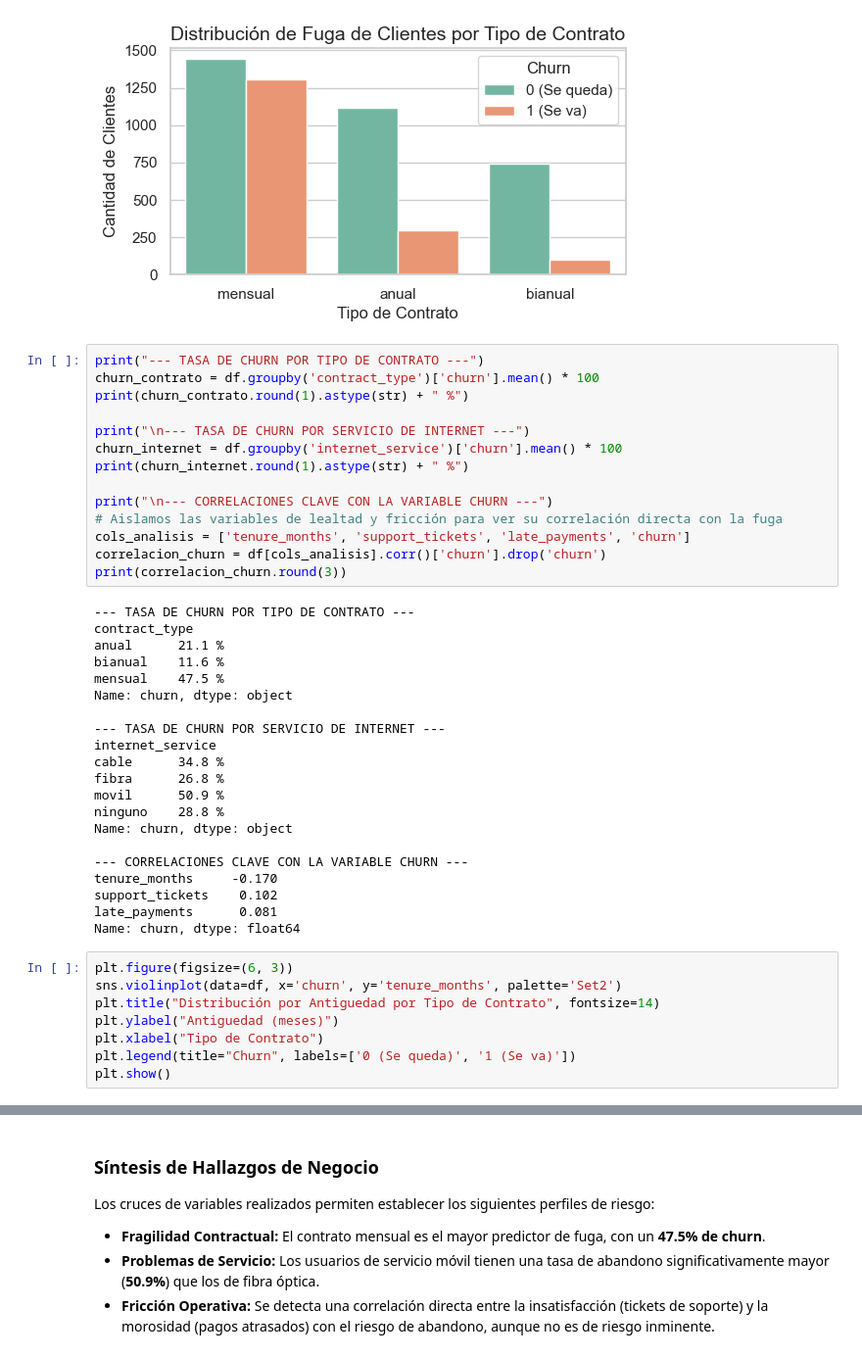
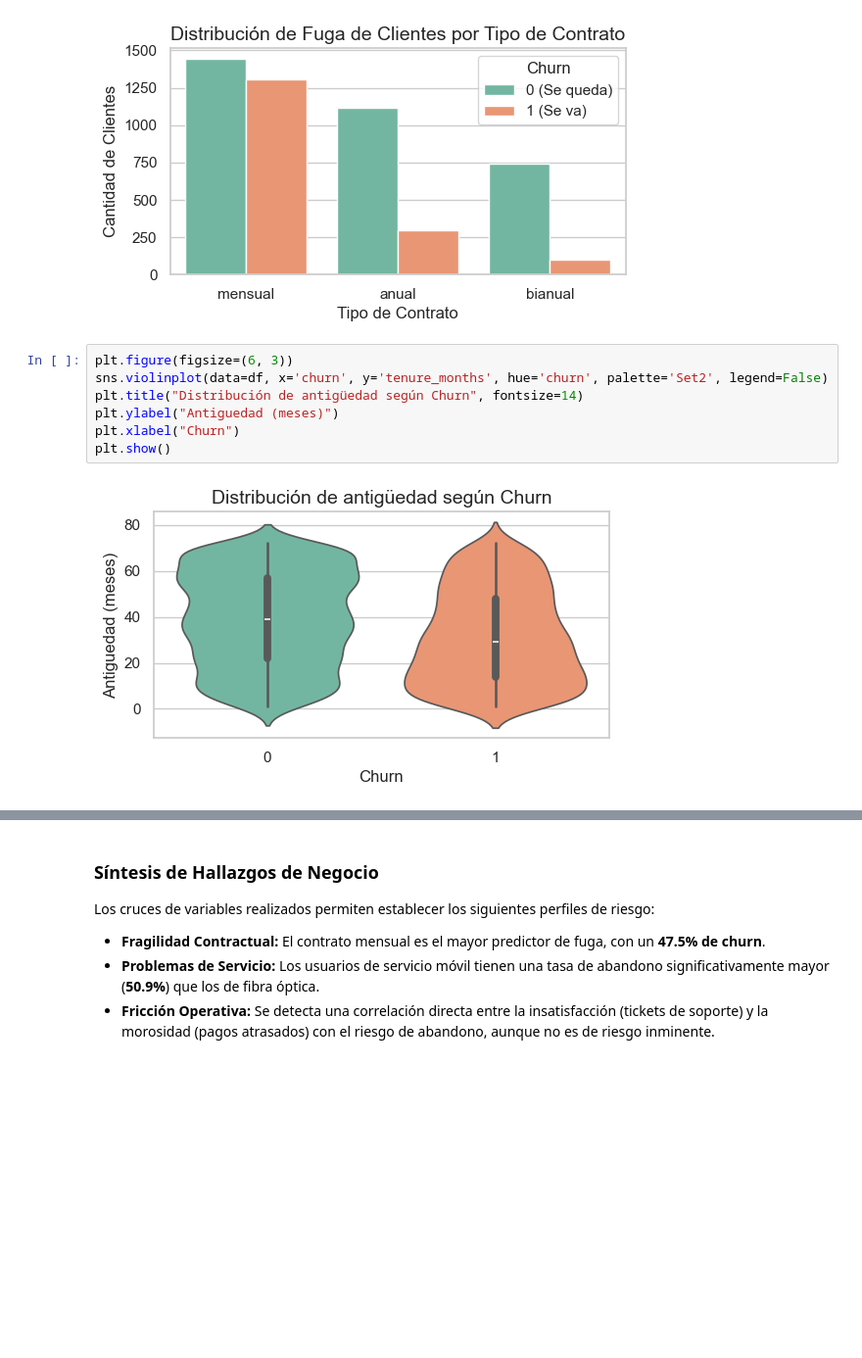
Before and after one commit to Dovi1980/andeslink-churn, a Jupyter notebook: notebooks/01_analisis_exploratorio.ipynb, the cells around one changed output, grey strips where cells are left out. Shown at 98% size. Saved outputs shown, nothing was run; the diff lists cells and outputs as text; blank space fills up the shorter version.

```diff
--- a/notebooks/01_analisis_exploratorio.ipynb
+++ b/notebooks/01_analisis_exploratorio.ipynb
@@ -150,46 +201,12 @@ plt.show()
 # %% [output]
 --- ANÁLISIS DE NEGOCIO: TIPO DE CONTRATO VS CHURN ---
 [figure]
-# %%
-print("--- TASA DE CHURN POR TIPO DE CONTRATO ---")
-churn_contrato = df.groupby('contract_type')['churn'].mean() * 100
-print(churn_contrato.round(1).astype(str) + " %")
-
-print("\n--- TASA DE CHURN POR SERVICIO DE INTERNET ---")
-churn_internet = df.groupby('internet_service')['churn'].mean() * 100
-print(churn_internet.round(1).astype(str) + " %")
-
-print("\n--- CORRELACIONES CLAVE CON LA VARIABLE CHURN ---")
-# Aislamos las variables de lealtad y fricción para ver su correlación directa con la fuga
-cols_analisis = ['tenure_months', 'support_tickets', 'late_payments', 'churn']
-correlacion_churn = df[cols_analisis].corr()['churn'].drop('churn')
-print(correlacion_churn.round(3))
-# %% [output]
---- TASA DE CHURN POR TIPO DE CONTRATO ---
-contract_type
-anual      21.1 %
-bianual    11.6 %
-mensual    47.5 %
-Name: churn, dtype: object
-
---- TASA DE CHURN POR SERVICIO DE INTERNET ---
-internet_service
-cable      34.8 %
-fibra      26.8 %
-movil      50.9 %
-ninguno    28.8 %
-Name: churn, dtype: object
-
---- CORRELACIONES CLAVE CON LA VARIABLE CHURN ---
-tenure_months     -0.170
-support_tickets    0.102
-late_payments      0.081
-Name: churn, dtype: float64
 # %%
 plt.figure(figsize=(6, 3))
-sns.violinplot(data=df, x='churn', y='tenure_months', palette='Set2')
-plt.title("Distribución por Antiguedad por Tipo de Contrato", fontsize=14)
+sns.violinplot(data=df, x='churn', y='tenure_months', hue='churn', palette='Set2', legend=False)
+plt.title("Distribución de antigüedad según Churn", fontsize=14)
 plt.ylabel("Antiguedad (meses)")
-plt.xlabel("Tipo de Contrato")
-plt.legend(title="Churn", labels=['0 (Se queda)', '1 (Se va)'])
+plt.xlabel("Churn")
 plt.show()
+# %% [output]
+[figure, added]
```
Also changed, not shown: parts of 19 cells of this notebook, 2 other files.
